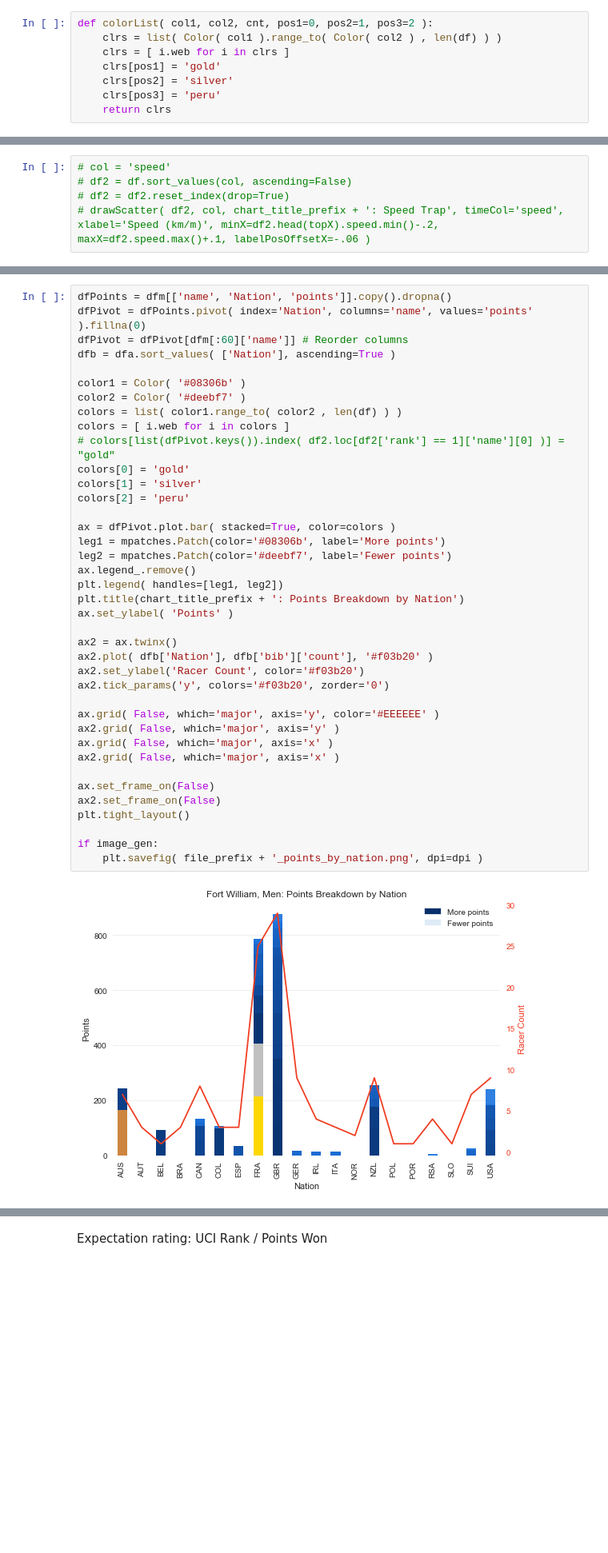
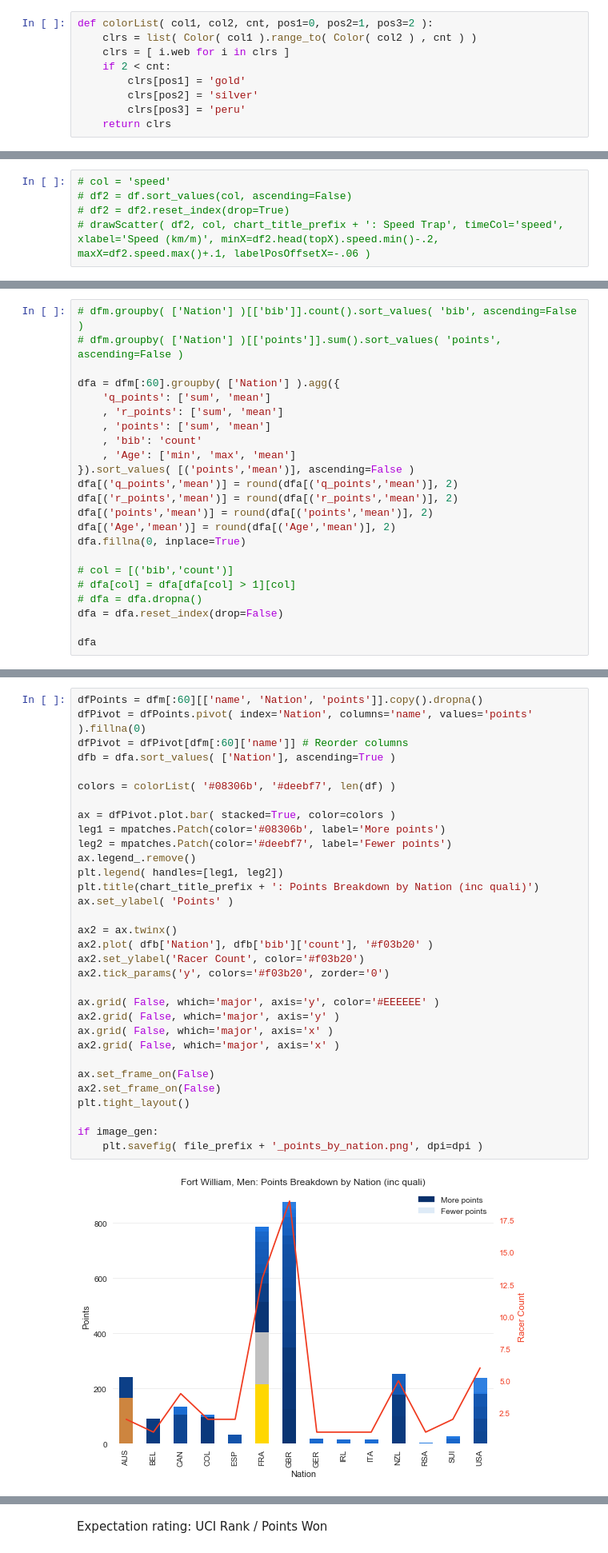
Before and after one commit to domwrap/mtbgeekstats, a Jupyter notebook: 2018/dh_race_analysis.ipynb, the cells around one changed output, grey strips where cells are left out. Shown at 80% size. Drawn from its saved outputs; the diff is of its cells as text; blank space fills up the shorter version.

Commit message:
Add comparison of Race vs Quali times

```diff
--- a/2018/dh_race_analysis.ipynb
+++ b/2018/dh_race_analysis.ipynb
@@ -121,11 +125,12 @@ def formatDelta( time ):
 Function to build list of colors for charts, with 1st/2nd/3rd highlighted gold/silver/bronze
 # %%
 def colorList( col1, col2, cnt, pos1=0, pos2=1, pos3=2 ):
-    clrs = list( Color( col1 ).range_to( Color( col2 ) , len(df) ) )
+    clrs = list( Color( col1 ).range_to( Color( col2 ) , cnt ) )
     clrs = [ i.web for i in clrs ]
-    clrs[pos1] = 'gold'
-    clrs[pos2] = 'silver'
-    clrs[pos3] = 'peru'
+    if 2 < cnt:
+        clrs[pos1] = 'gold'
+        clrs[pos2] = 'silver'
+        clrs[pos3] = 'peru'
     return clrs
 # %% [markdown]
 ## Charts
@@ -594,3 +559,26 @@ if image_gen:
     plt.savefig( file_prefix + '_age_by_nation.png', dpi=dpi )
 # %% [output]
 [figure]
+# %%
+# dfm.groupby( ['Nation'] )[['bib']].count().sort_values( 'bib', ascending=False )
+# dfm.groupby( ['Nation'] )[['points']].sum().sort_values( 'points', ascending=False )
+
+dfa = dfm[:60].groupby( ['Nation'] ).agg({
+    'q_points': ['sum', 'mean']
+    , 'r_points': ['sum', 'mean']
+    , 'points': ['sum', 'mean']
+    , 'bib': 'count'
+    , 'Age': ['min', 'max', 'mean']
+}).sort_values( [('points','mean')], ascending=False )
+dfa[('q_points','mean')] = round(dfa[('q_points','mean')], 2)
+dfa[('r_points','mean')] = round(dfa[('r_points','mean')], 2)
+dfa[('points','mean')] = round(dfa[('points','mean')], 2)
+dfa[('Age','mean')] = round(dfa[('Age','mean')], 2)
+dfa.fillna(0, inplace=True)
+
+# col = [('bib','count')]
+# dfa[col] = dfa[dfa[col] > 1][col]
+# dfa = dfa.dropna()
+dfa = dfa.reset_index(drop=False)
+
+dfa
@@ -597,41 +602,34 @@ if image_gen:
 # %%
-dfPoints = dfm[['name', 'Nation', 'points']].copy().dropna()
+dfPoints = dfm[:60][['name', 'Nation', 'points']].copy().dropna()
 dfPivot = dfPoints.pivot( index='Nation', columns='name', values='points' ).fillna(0)
 dfPivot = dfPivot[dfm[:60]['name']] # Reorder columns
 dfb = dfa.sort_values( ['Nation'], ascending=True )
 
-color1 = Color( '#08306b' )
-color2 = Color( '#deebf7' )
-colors = list( color1.range_to( color2 , len(df) ) )
-colors = [ i.web for i in colors ]
-# colors[list(dfPivot.keys()).index( df2.loc[df2['rank'] == 1]['name'][0] )] = "gold"
-colors[0] = 'gold'
-colors[1] = 'silver'
-colors[2] = 'peru'
+colors = colorList( '#08306b', '#deebf7', len(df) )
 
 ax = dfPivot.plot.bar( stacked=True, color=colors )
 leg1 = mpatches.Patch(color='#08306b', label='More points')
 leg2 = mpatches.Patch(color='#deebf7', label='Fewer points')
 ax.legend_.remove()
 plt.legend( handles=[leg1, leg2])
-plt.title(chart_title_prefix + ': Points Breakdown by Nation')
+plt.title(chart_title_prefix + ': Points Breakdown by Nation (inc quali)')
 ax.set_ylabel( 'Points' )
 
 ax2 = ax.twinx()
 ax2.plot( dfb['Nation'], dfb['bib']['count'], '#f03b20' )
 ax2.set_ylabel('Racer Count', color='#f03b20')
 ax2.tick_params('y', colors='#f03b20', zorder='0')
 
 ax.grid( False, which='major', axis='y', color='#EEEEEE' )
 ax2.grid( False, which='major', axis='y' )
 ax.grid( False, which='major', axis='x' )
 ax2.grid( False, which='major', axis='x' )
 
 ax.set_frame_on(False)
 ax2.set_frame_on(False)
 plt.tight_layout()
 
 if image_gen:
     plt.savefig( file_prefix + '_points_by_nation.png', dpi=dpi )
 # %% [output]
-[figure, old version]
+[figure, new version]
```
Also changed, not shown: parts of 20 cells of this notebook, 16 other files.
